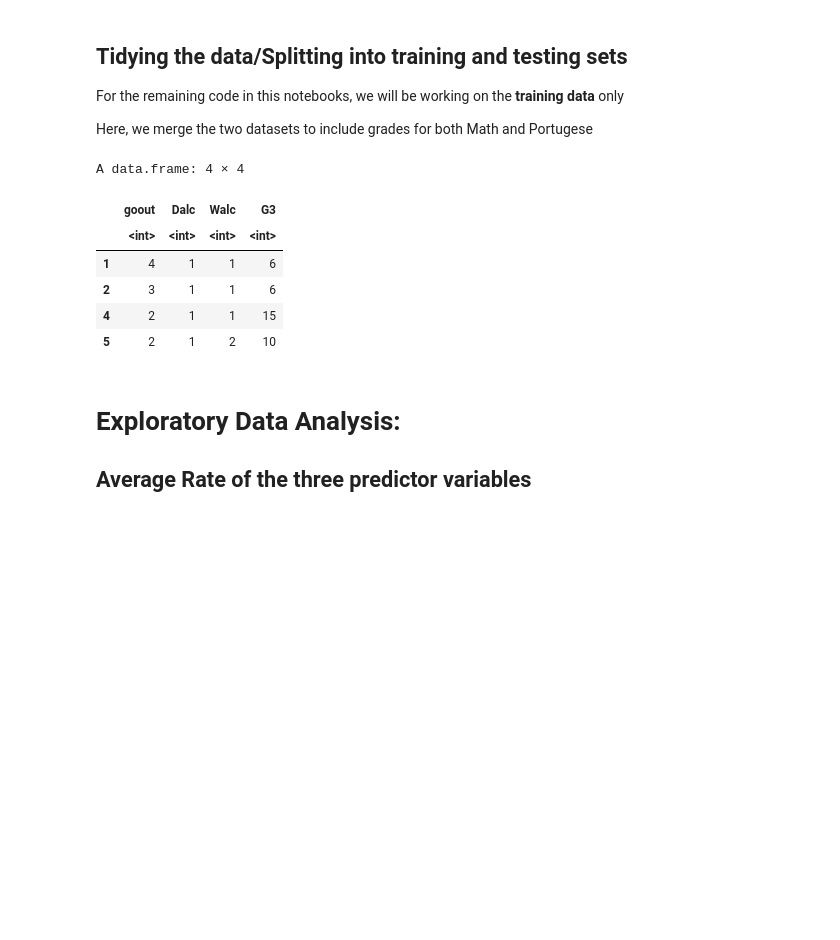
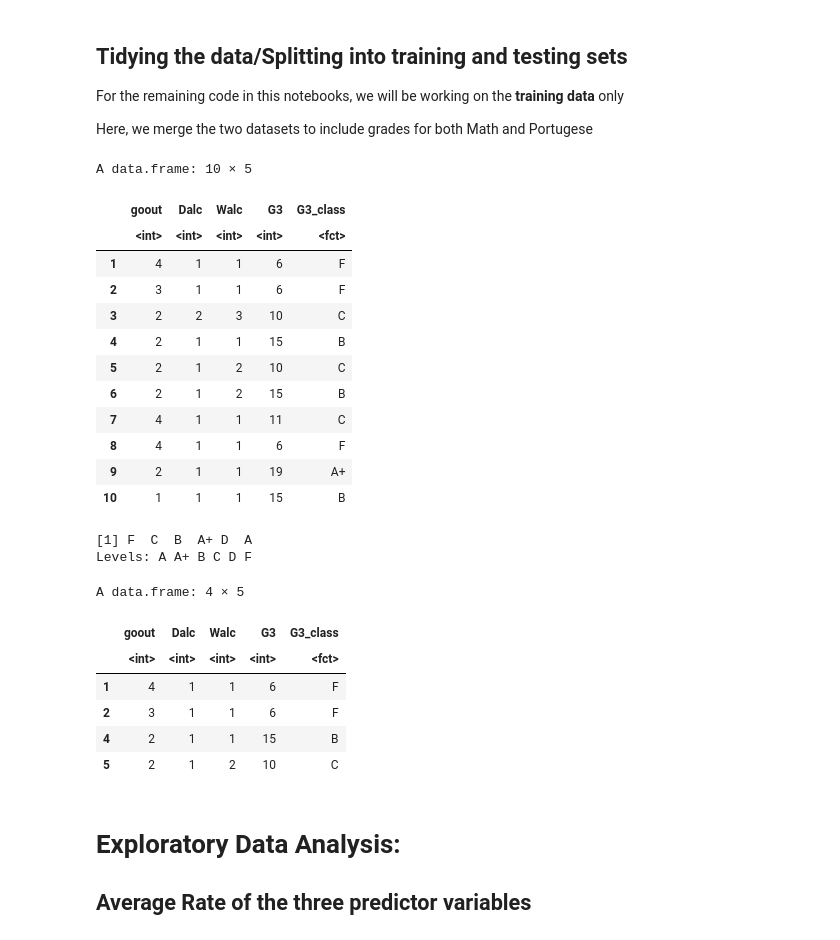
Before and after one commit to eto168/DSCI100_team24_project_proposal, a Jupyter notebook: Project-Report.ipynb, the cells around one changed output. Saved outputs shown, nothing was run; the diff lists cells and outputs as text; code cells hidden in the pictures; blank space fills up the shorter version.

```diff
--- a/Project-Report.ipynb
+++ b/Project-Report.ipynb
@@ -92,24 +91,54 @@ Here, we merge the two datasets to include grades for both Math and Portugese
 # %%
 #Merge the datasets
 total_set <- rbind(student_mat, student_por)
 
 #filter for desired columns
 filtered_set <- total_set %>%
                 select(goout, Dalc, Walc, G3)
 
+#reduce the number of classes our model needs to predict by grouping final grades (G3)
+#here, we use the portugese grading system found at: https://www.scholaro.com/pro/Countries/Portugal/Grading-System
+#this website shows the portugese grades on a 1-20 scale to letter grades on the American Grading System
+data_with_lg <- filtered_set %>%
+    mutate(G3_class = case_when((G3 >= 0 & G3 <= 6.99) ~ "F",
+                                (G3 >= 7 & G3 <= 9.99) ~"D",
+                                (G3 >= 10 & G3 <= 13.99) ~ "C",
+                                (G3 >= 14 & G3 <= 15.99) ~ "B",
+                                (G3 >= 16 & G3 <= 17.99) ~ "A",
+                                (G3 >= 18 & G3 <= 20 ~ "A+")),
+          G3_class = as.factor(G3_class))
+
+head(data_with_lg, 10)
+unique(data_with_lg$G3_class)
+
 #split our dataset into a training and testing set.
-data_split <- initial_split(filtered_set, prop = 0.75, strata = G3)  #where G3 = final grade
+data_split <- initial_split(data_with_lg, prop = 0.75, strata = G3)  #where G3 = final grade
 data_train <- training(data_split)
 data_test <- testing(data_split)
 head(data_train, 4)
 # %% [output]
-A data.frame: 4 × 4
+A data.frame: 10 × 5
-|  | goout | Dalc | Walc | G3 |
-|  | <int> | <int> | <int> | <int> |
-| 1 | 4 | 1 | 1 | 6 |
-| 2 | 3 | 1 | 1 | 6 |
-| 4 | 2 | 1 | 1 | 15 |
-| 5 | 2 | 1 | 2 | 10 |
+|  | goout | Dalc | Walc | G3 | G3_class |
+|  | <int> | <int> | <int> | <int> | <fct> |
+| 1 | 4 | 1 | 1 | 6 | F |
+| 2 | 3 | 1 | 1 | 6 | F |
+| 3 | 2 | 2 | 3 | 10 | C |
+| 4 | 2 | 1 | 1 | 15 | B |
+| 5 | 2 | 1 | 2 | 10 | C |
+| 6 | 2 | 1 | 2 | 15 | B |
+| 7 | 4 | 1 | 1 | 11 | C |
+| 8 | 4 | 1 | 1 | 6 | F |
+| 9 | 2 | 1 | 1 | 19 | A+ |
+| 10 | 1 | 1 | 1 | 15 | B |
+[1] F  C  B  A+ D  A
+Levels: A A+ B C D F
+A data.frame: 4 × 5
+|  | goout | Dalc | Walc | G3 | G3_class |
+|  | <int> | <int> | <int> | <int> | <fct> |
+| 1 | 4 | 1 | 1 | 6 | F |
+| 2 | 3 | 1 | 1 | 6 | F |
+| 4 | 2 | 1 | 1 | 15 | B |
+| 5 | 2 | 1 | 2 | 10 | C |
 # %% [markdown]
 # Exploratory Data Analysis:
 
```
Also changed, not shown: parts of 18 cells of this notebook.
